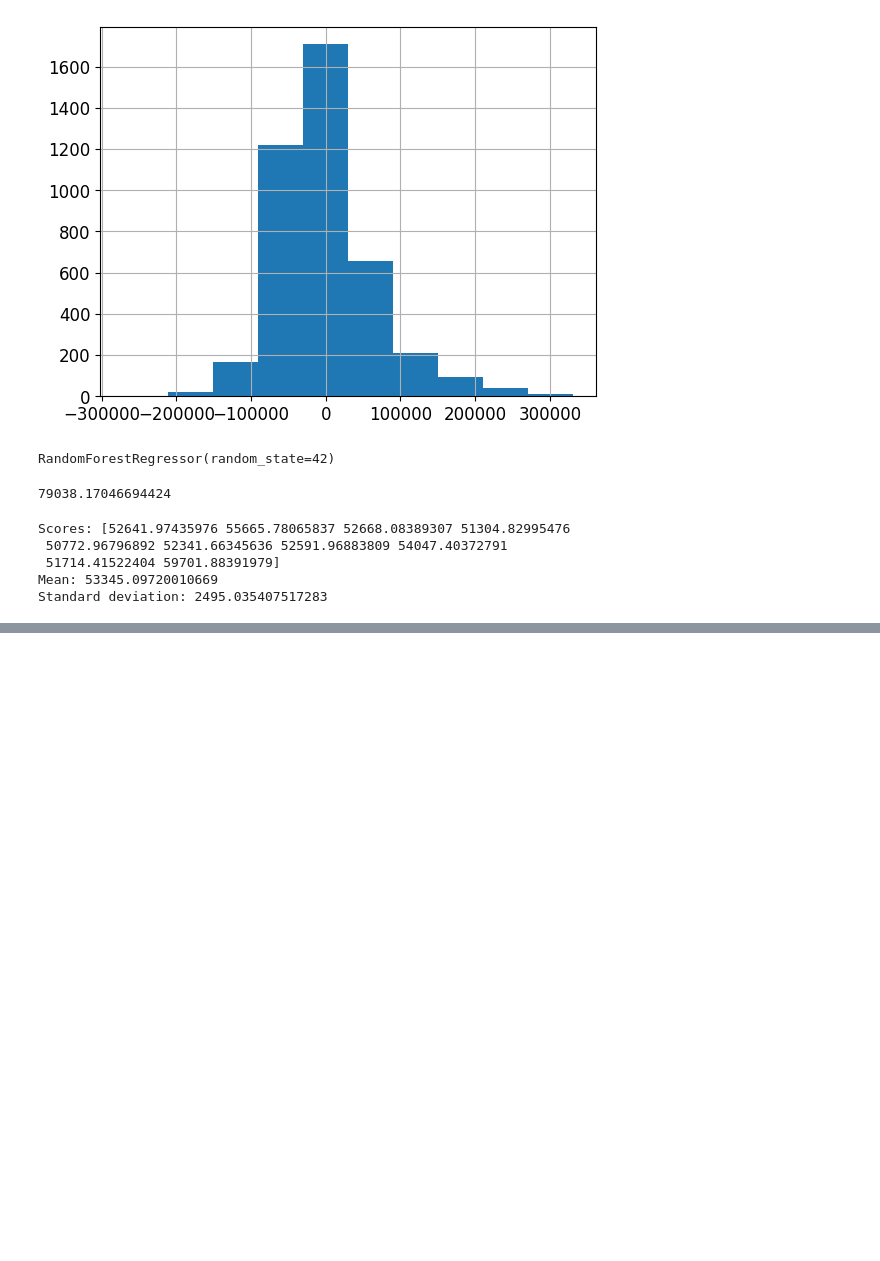
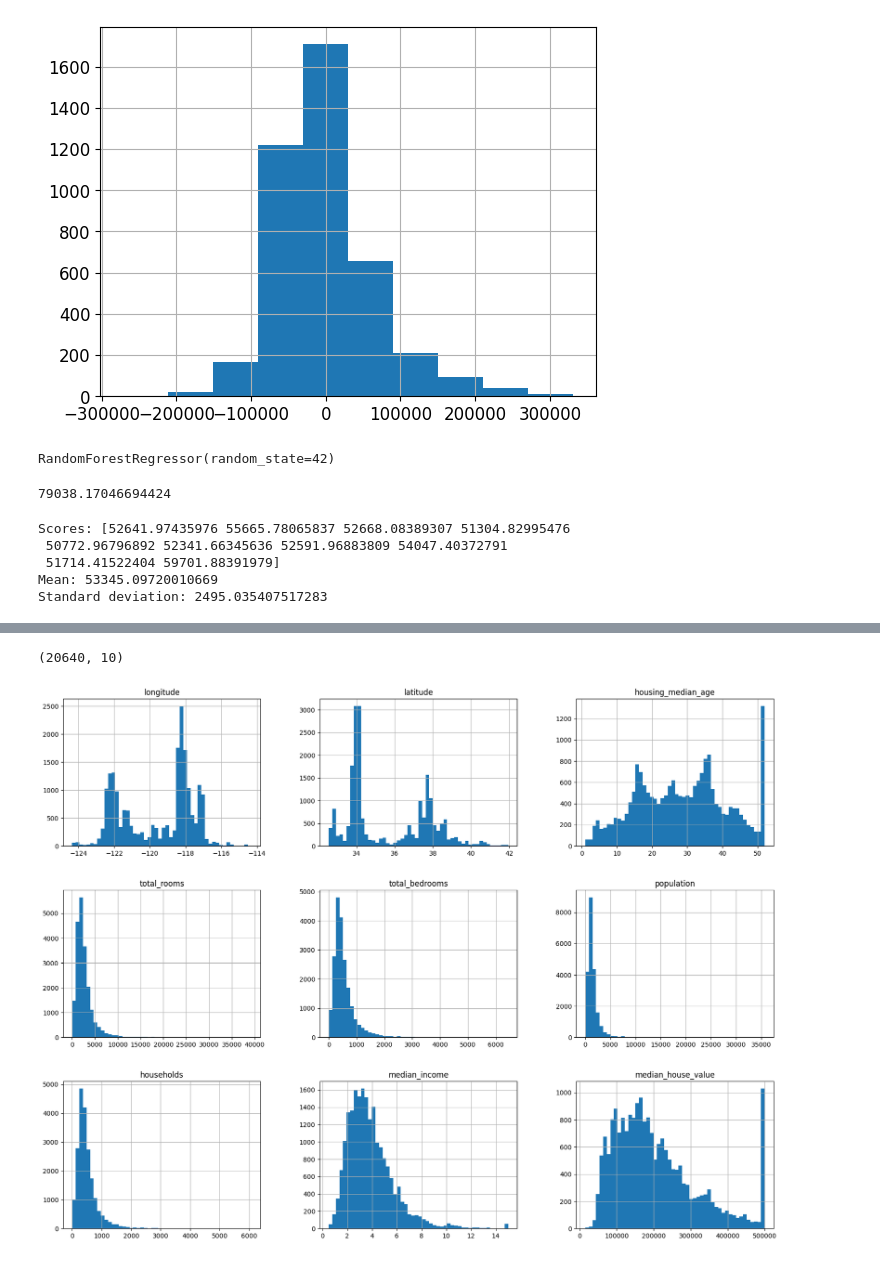
Before and after one commit to OlawoyeTaofeek/HandsOnML, a Jupyter notebook: hands_on_ml/regression/housing_prediction.ipynb, the cells around one changed output, grey strips where cells are left out. Saved outputs shown, nothing was run; the diff lists cells and outputs as text; code cells hidden in the pictures; blank space fills up the shorter version.

```diff
--- a/hands_on_ml/regression/housing_prediction.ipynb
+++ b/hands_on_ml/regression/housing_prediction.ipynb
@@ -590,0 +613,2 @@ Standard deviation: 2495.035407517283
+# %%
+housing_df = pd.read_csv("Chapter 2 - housing.csv")
@@ -590,0 +624,10 @@ Standard deviation: 2495.035407517283
+# %%
+housing_df.shape
+# %% [output]
+(20640, 10)
+# %%
+%matplotlib inline
+housing_df.hist(bins=50, figsize=(20,15))
+plt.show()
+# %% [output]
+[figure, added]
```
Also changed, not shown: parts of 86 cells of this notebook.
